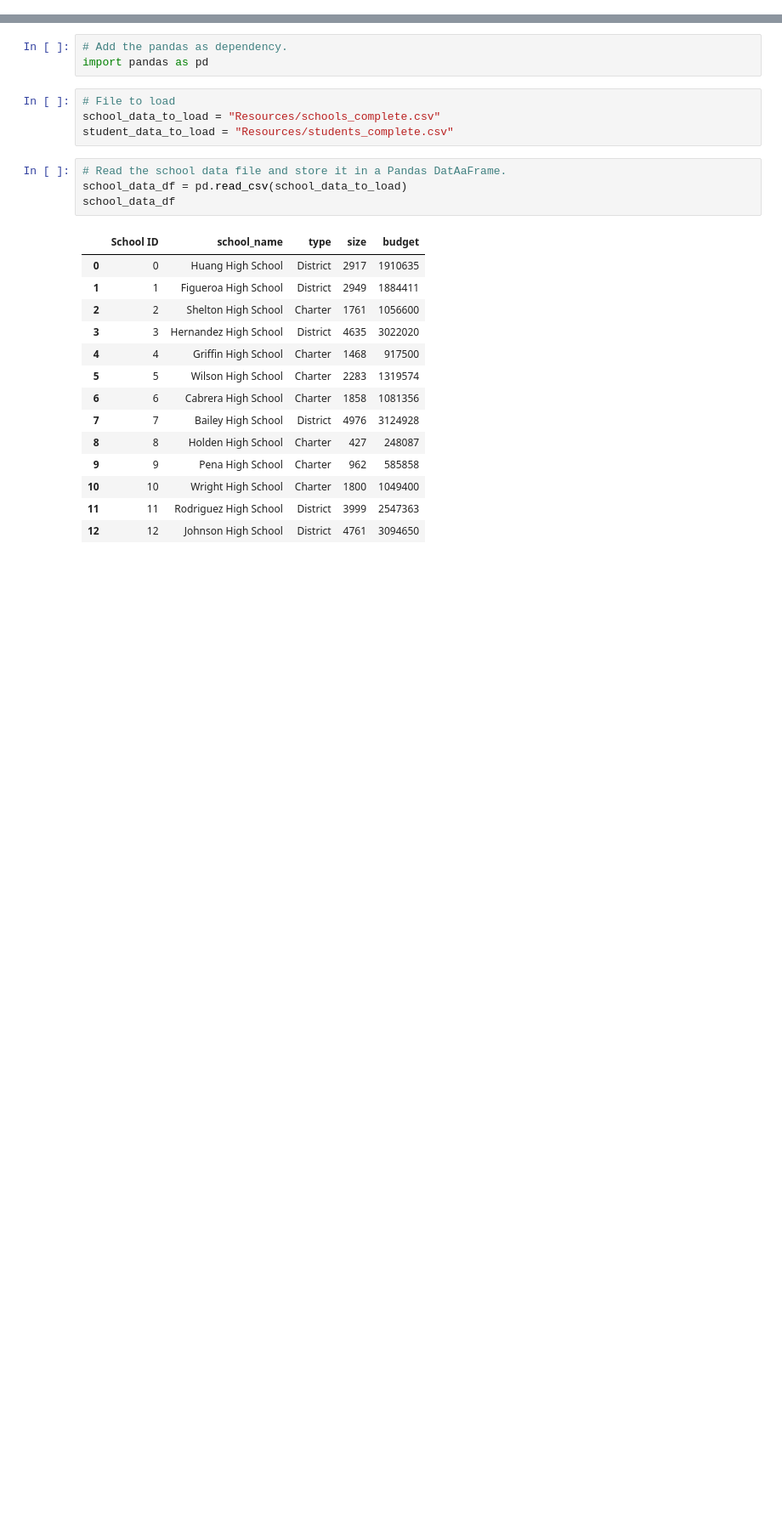
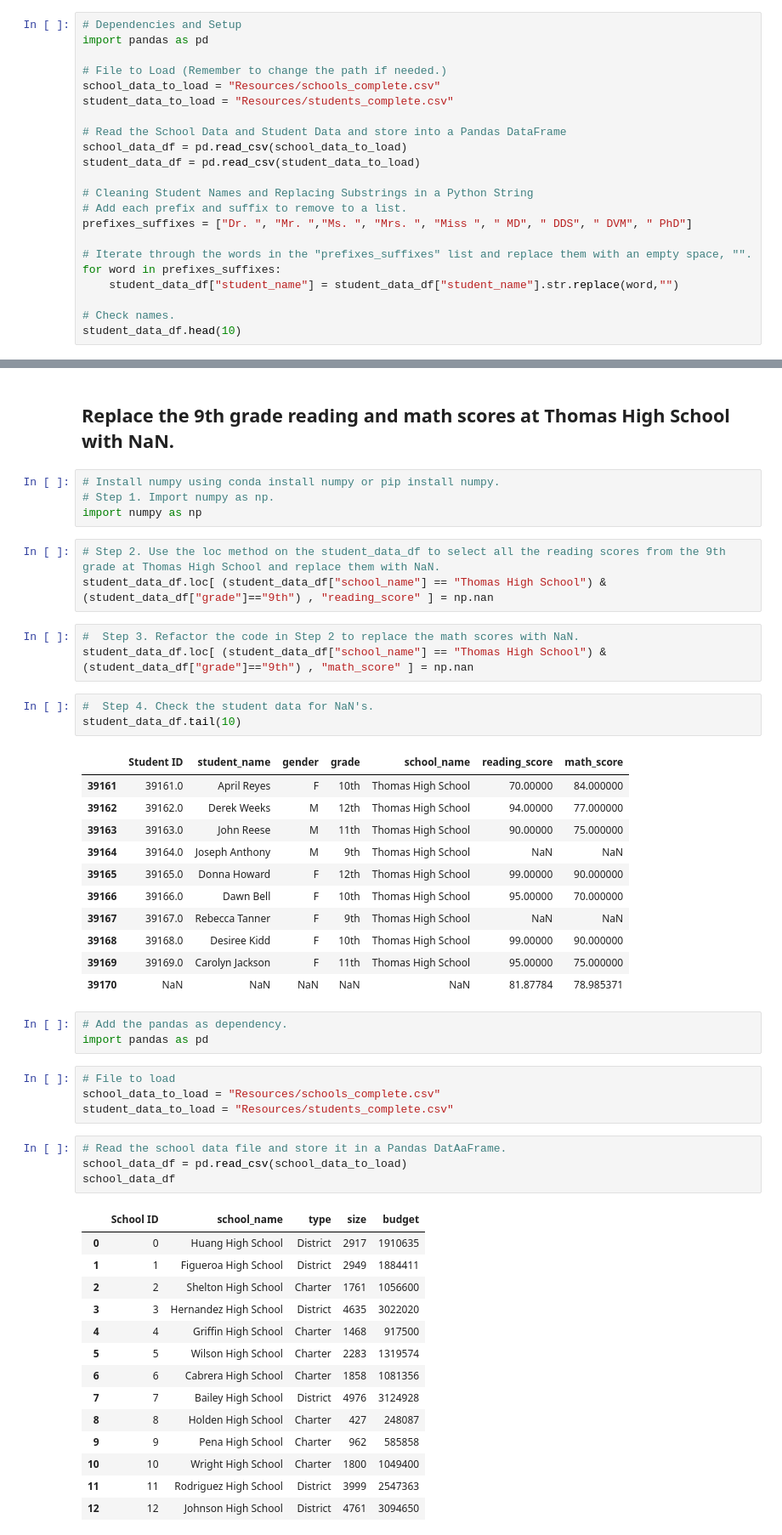
Before and after one commit to lingahoang/School_District_Analysis, a Jupyter notebook: PyCitySchools_Challenge_testing.ipynb, the cells around one changed output, grey strips where cells are left out. Shown at 85% size. Saved outputs shown, nothing was run; the diff lists cells and outputs as text; blank space fills up the shorter version.

```diff
--- a/PyCitySchools.ipynb
+++ b/PyCitySchools_Challenge_testing.ipynb
@@ -0,0 +1,22 @@
+# %%
+# Dependencies and Setup
+import pandas as pd
+
+# File to Load (Remember to change the path if needed.)
+school_data_to_load = "Resources/schools_complete.csv"
+student_data_to_load = "Resources/students_complete.csv"
+
+# Read the School Data and Student Data and store into a Pandas DataFrame
+school_data_df = pd.read_csv(school_data_to_load)
+student_data_df = pd.read_csv(student_data_to_load)
+
+# Cleaning Student Names and Replacing Substrings in a Python String
+# Add each prefix and suffix to remove to a list.
+prefixes_suffixes = ["Dr. ", "Mr. ","Ms. ", "Mrs. ", "Miss ", " MD", " DDS", " DVM", " PhD"]
+
+# Iterate through the words in the "prefixes_suffixes" list and replace them with an empty space, "".
+for word in prefixes_suffixes:
+    student_data_df["student_name"] = student_data_df["student_name"].str.replace(word,"")
+
+# Check names.
+student_data_df.head(10)
@@ -1,3 +37,30 @@
+# %% [markdown]
+## Replace the 9th grade reading and math scores at Thomas High School with NaN.
+# %%
+# Install numpy using conda install numpy or pip install numpy.
+# Step 1. Import numpy as np.
+import numpy as np
+# %%
+# Step 2. Use the loc method on the student_data_df to select all the reading scores from the 9th grade at Thomas High School and replace them with NaN.
+student_data_df.loc[ (student_data_df["school_name"] == "Thomas High School") & (student_data_df["grade"]=="9th") , "reading_score" ] = np.nan
+# %%
+#  Step 3. Refactor the code in Step 2 to replace the math scores with NaN.
+student_data_df.loc[ (student_data_df["school_name"] == "Thomas High School") & (student_data_df["grade"]=="9th") , "math_score" ] = np.nan
+# %%
+#  Step 4. Check the student data for NaN's.
+student_data_df.tail(10)
+# %% [output]
+|  | Student ID | student_name | gender | grade | school_name | reading_score | math_score |
+| 39161 | 39161.0 | April Reyes | F | 10th | Thomas High School | 70.00000 | 84.000000 |
+| 39162 | 39162.0 | Derek Weeks | M | 12th | Thomas High School | 94.00000 | 77.000000 |
+| 39163 | 39163.0 | John Reese | M | 11th | Thomas High School | 90.00000 | 75.000000 |
+| 39164 | 39164.0 | Joseph Anthony | M | 9th | Thomas High School | NaN | NaN |
+| 39165 | 39165.0 | Donna Howard | F | 12th | Thomas High School | 99.00000 | 90.000000 |
+| 39166 | 39166.0 | Dawn Bell | F | 10th | Thomas High School | 95.00000 | 70.000000 |
+| 39167 | 39167.0 | Rebecca Tanner | F | 9th | Thomas High School | NaN | NaN |
+| 39168 | 39168.0 | Desiree Kidd | F | 10th | Thomas High School | 99.00000 | 90.000000 |
+| 39169 | 39169.0 | Carolyn Jackson | F | 11th | Thomas High School | 95.00000 | 75.000000 |
+| 39170 | NaN | NaN | NaN | NaN | NaN | 81.87784 | 78.985371 |
 # %%
 # Add the pandas as dependency.
 import pandas as pd
```
Also changed, not shown: parts of 2 cells of this notebook, 2 other files.
